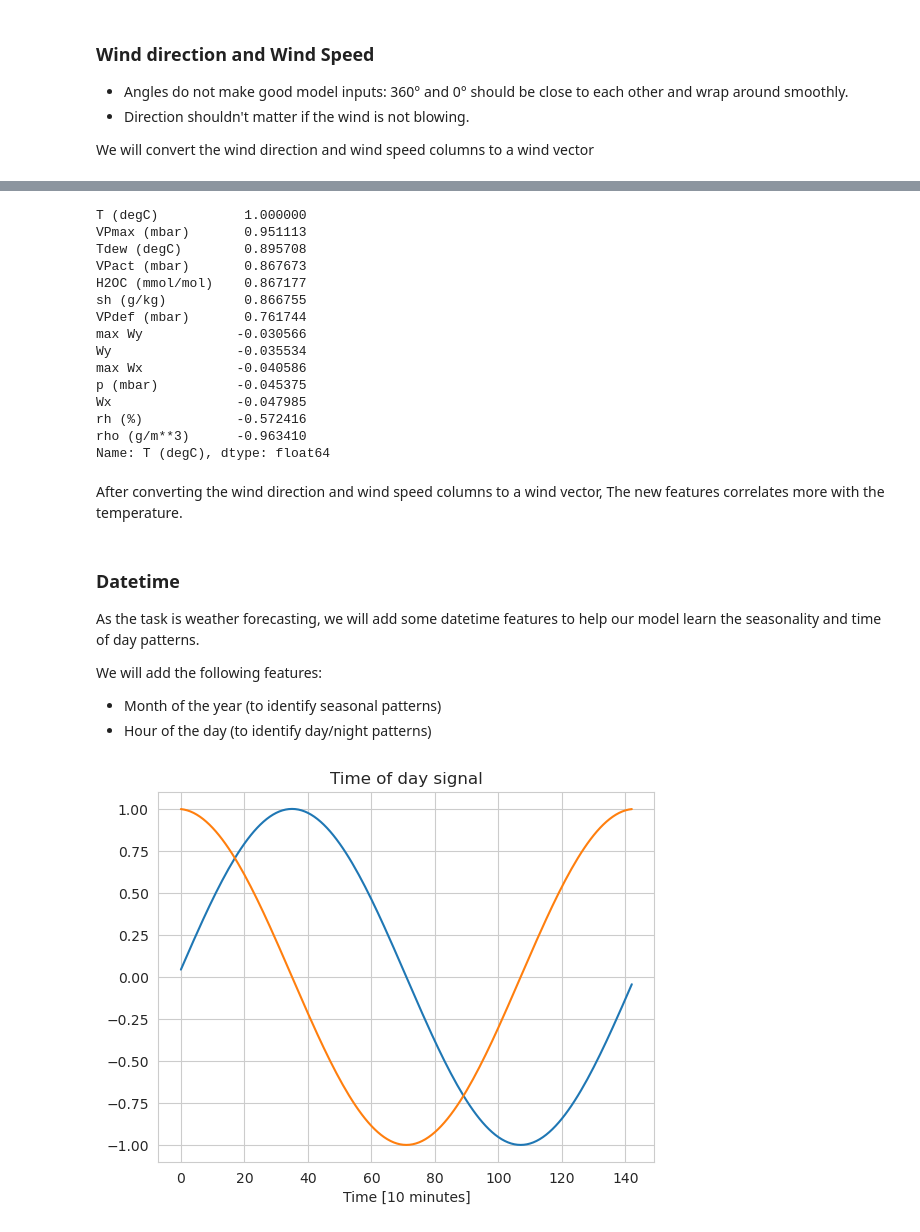
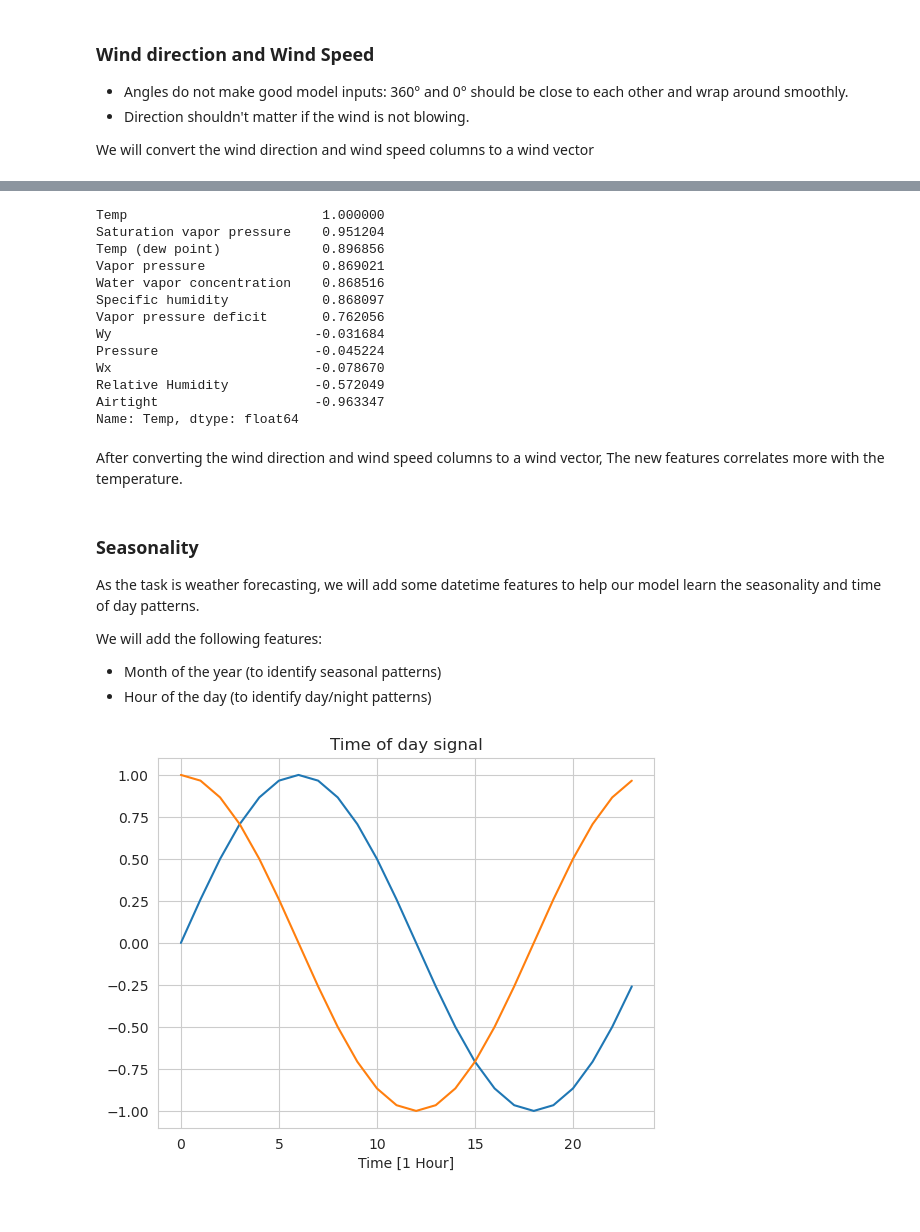
Before and after one commit to MMostafa-Hub/forecasting-torch, a Jupyter notebook: notebooks/preprocessing.ipynb, the cells around one changed output, grey strips where cells are left out. Drawn from its saved outputs; the diff is of its cells as text; code cells hidden in the pictures.

```diff
--- a/notebooks/preprocessing.ipynb
+++ b/notebooks/preprocessing.ipynb
@@ -225,5 +44,9 @@ plt.tight_layout()
-# %%
-df_copy.drop(columns=["Tpot (K)"], inplace=True)
+# %%
+# Remove Temp (Kelvin) column
+df_copy.drop("Temp (Kelvin)", axis=1, inplace=True)
+# %%
+# Remove Max wind speed column
+df_copy.drop("Max wind speed", axis=1, inplace=True)
 # %% [markdown]
 ## Feature Engineering
 # %% [markdown]
@@ -234,19 +57,14 @@ df_copy.drop(columns=["Tpot (K)"], inplace=True)
 
 We will convert the wind direction and wind speed columns to a wind vector
 # %%
-wv = df_copy.pop("wv (m/s)")
-max_wv = df_copy.pop("max. wv (m/s)")
+wv = df_copy.pop("Wind speed")
 
 # Convert to radians.
-wd_rad = df_copy.pop("wd (deg)") * np.pi / 180
+wd_rad = df_copy.pop("Wind direction (degrees)") * np.pi / 180
 
 # Calculate the wind x and y components.
 df_copy["Wx"] = wv * np.cos(wd_rad)
 df_copy["Wy"] = wv * np.sin(wd_rad)
-
-# Calculate the max wind x and y components.
-df_copy["max Wx"] = max_wv * np.cos(wd_rad)
-df_copy["max Wy"] = max_wv * np.sin(wd_rad)
 # %%
 df_copy.head()
 # %% [output]
@@ -260,25 +80,23 @@ df_copy.head()
 # %%
-df_copy.corr()["T (degC)"].sort_values(ascending=False)
+df_corr["Temp"].sort_values(ascending=False)
 # %% [output]
-T (degC)           1.000000
-VPmax (mbar)       0.951113
-Tdew (degC)        0.895708
-VPact (mbar)       0.867673
-H2OC (mmol/mol)    0.867177
-sh (g/kg)          0.866755
-VPdef (mbar)       0.761744
-max Wy            -0.030566
-Wy                -0.035534
-max Wx            -0.040586
-p (mbar)          -0.045375
-Wx                -0.047985
-rh (%)            -0.572416
-rho (g/m**3)      -0.963410
-Name: T (degC), dtype: float64
+Temp                         1.000000
+Saturation vapor pressure    0.951204
+Temp (dew point)             0.896856
+Vapor pressure               0.869021
+Water vapor concentration    0.868516
+Specific humidity            0.868097
+Vapor pressure deficit       0.762056
+Wy                          -0.031684
+Pressure                    -0.045224
+Wx                          -0.078670
+Relative Humidity           -0.572049
+Airtight                    -0.963347
+Name: Temp, dtype: float64
 # %% [markdown]
 After converting the wind direction and wind speed columns to a wind vector, The new features correlates more with the temperature.
 # %% [markdown]
-### Datetime
+### Seasonality
 
 As the task is weather forecasting, we will add some datetime features to help our model learn the seasonality and time of day patterns.
 
@@ -297,11 +115,11 @@ df_copy["Year cos"] = np.cos(df_copy.index.astype(np.int64) // 1e9 * (np.pi * 2
 # %%
 plt.plot(np.array(df_copy.loc["2009-1-1"]["Day sin"]))
 plt.plot(np.array(df_copy.loc["2009-1-1"]["Day cos"]))
-plt.xlabel("Time [10 minutes]")
+plt.xlabel("Time [1 Hour]")
 plt.title("Time of day signal")
 plt.show()
 # %% [output]
-[figure, old version]
+[figure, new version]
 # %%
 plt.plot(np.array(df_copy.loc["2009"]["Year sin"]))
 plt.plot(np.array(df_copy.loc["2009"]["Year cos"]))
```
Also changed, not shown: parts of 46 cells of this notebook, 3 other files.
